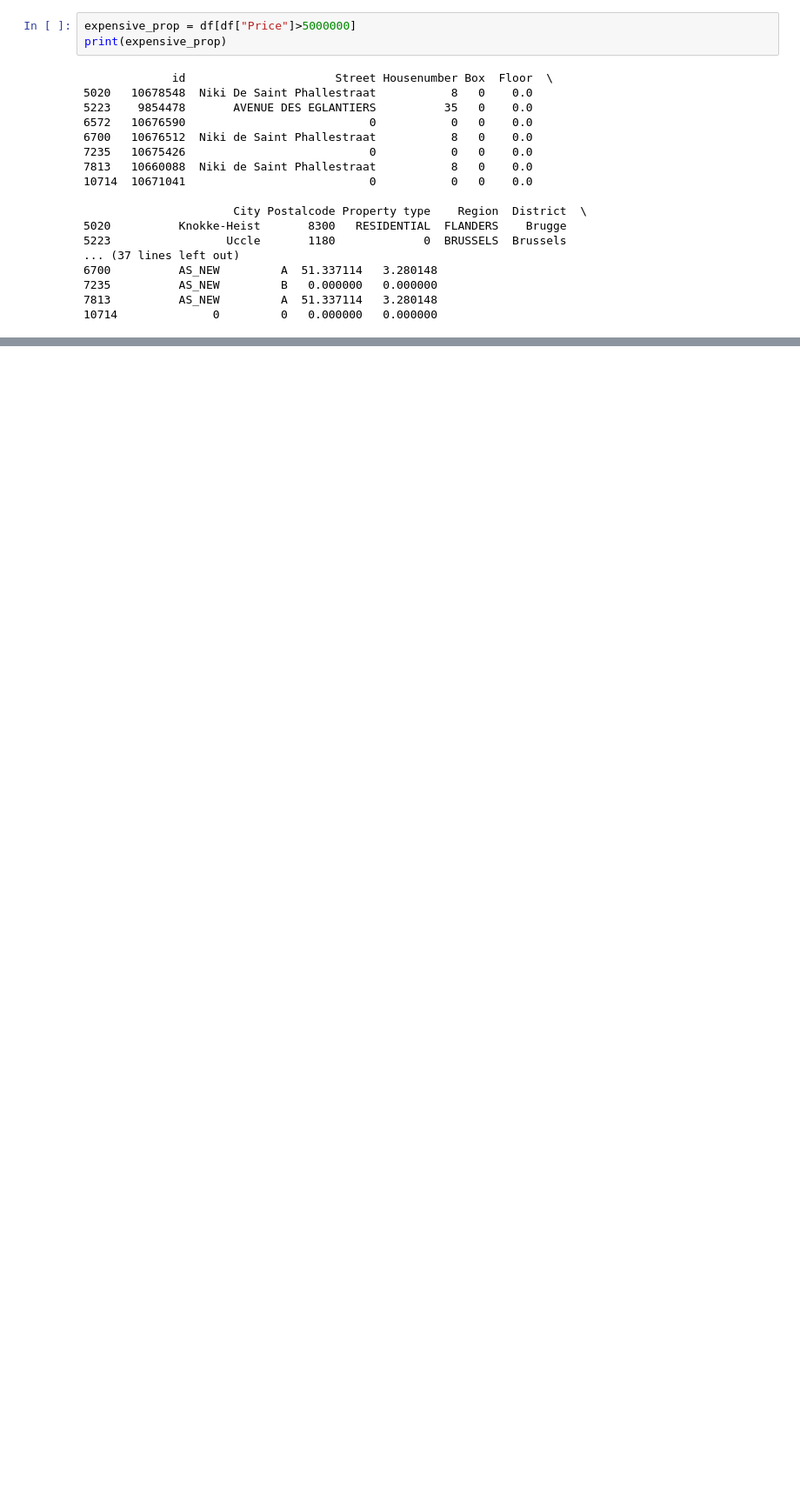
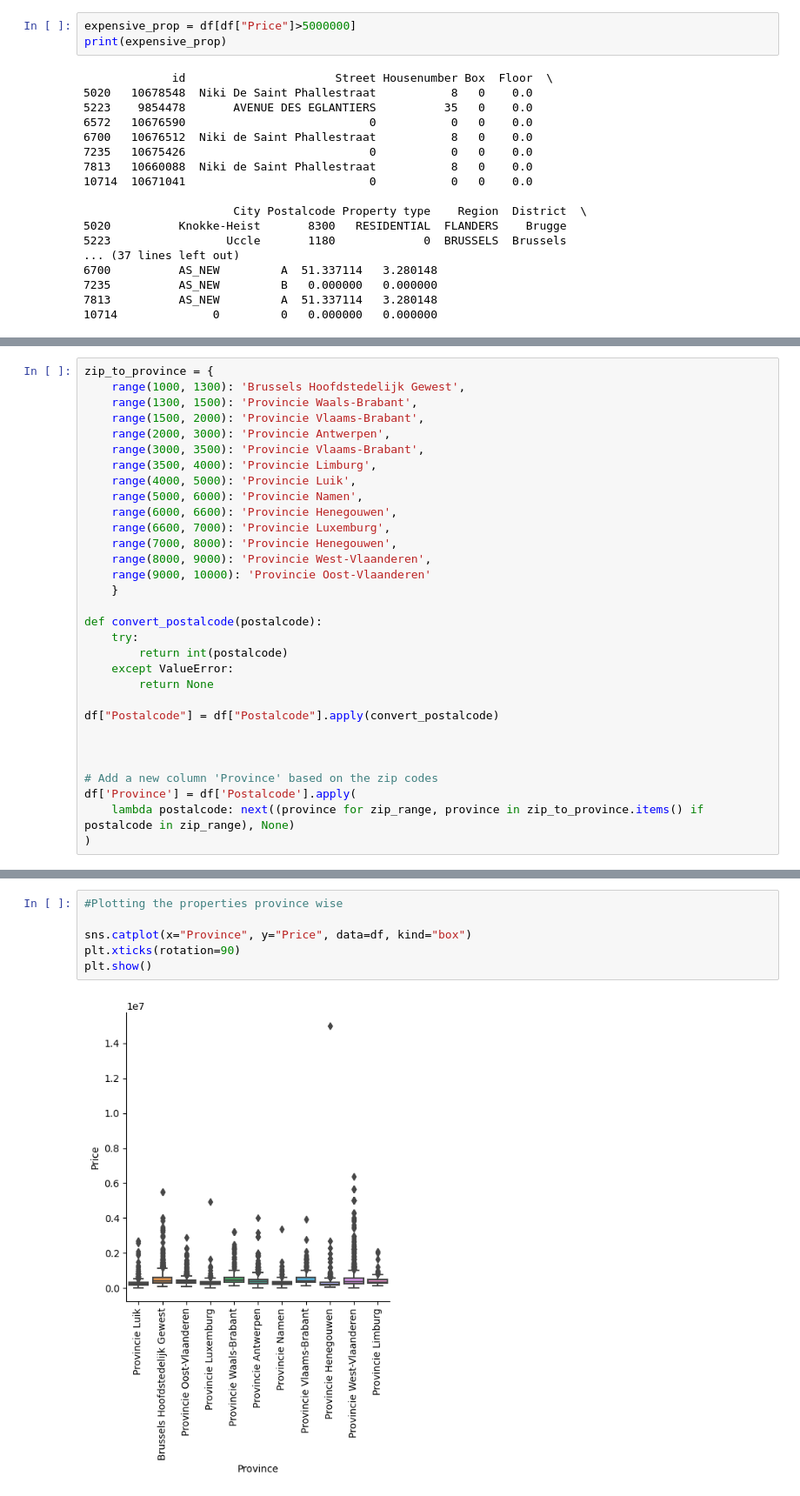
Before and after one commit to moni2code/Data-visualization-ImmoEliza, a Jupyter notebook: test_notebook.ipynb, the cells around one changed output, grey strips where cells are left out. Shown at 87% size. Cells and saved outputs as stored; diff of their text form; blank space fills up the shorter version.

```diff
--- a/test_notebook.ipynb
+++ b/test_notebook.ipynb
@@ -319,0 +292,31 @@ display(property_count_zipcode)
+# %%
+zip_to_province = {
+    range(1000, 1300): 'Brussels Hoofdstedelijk Gewest',
+    range(1300, 1500): 'Provincie Waals-Brabant',
+    range(1500, 2000): 'Provincie Vlaams-Brabant',
+    range(2000, 3000): 'Provincie Antwerpen',
+    range(3000, 3500): 'Provincie Vlaams-Brabant',
+    range(3500, 4000): 'Provincie Limburg',
+    range(4000, 5000): 'Provincie Luik',
+    range(5000, 6000): 'Provincie Namen',
+    range(6000, 6600): 'Provincie Henegouwen',
+    range(6600, 7000): 'Provincie Luxemburg',
+    range(7000, 8000): 'Provincie Henegouwen',
+    range(8000, 9000): 'Provincie West-Vlaanderen',
+    range(9000, 10000): 'Provincie Oost-Vlaanderen'
+    }
+
+def convert_postalcode(postalcode):
+    try:
+        return int(postalcode)
+    except ValueError:
+        return None
+
+df["Postalcode"] = df["Postalcode"].apply(convert_postalcode)
+
+
+
+# Add a new column 'Province' based on the zip codes
+df['Province'] = df['Postalcode'].apply(
+    lambda postalcode: next((province for zip_range, province in zip_to_province.items() if postalcode in zip_range), None)
+)
@@ -319,0 +361,8 @@ display(property_count_zipcode)
+# %%
+#Plotting the properties province wise
+
+sns.catplot(x="Province", y="Price", data=df, kind="box")
+plt.xticks(rotation=90)
+plt.show()
+# %% [output]
+[figure, added]
```
Also changed, not shown: parts of 17 cells of this notebook.
